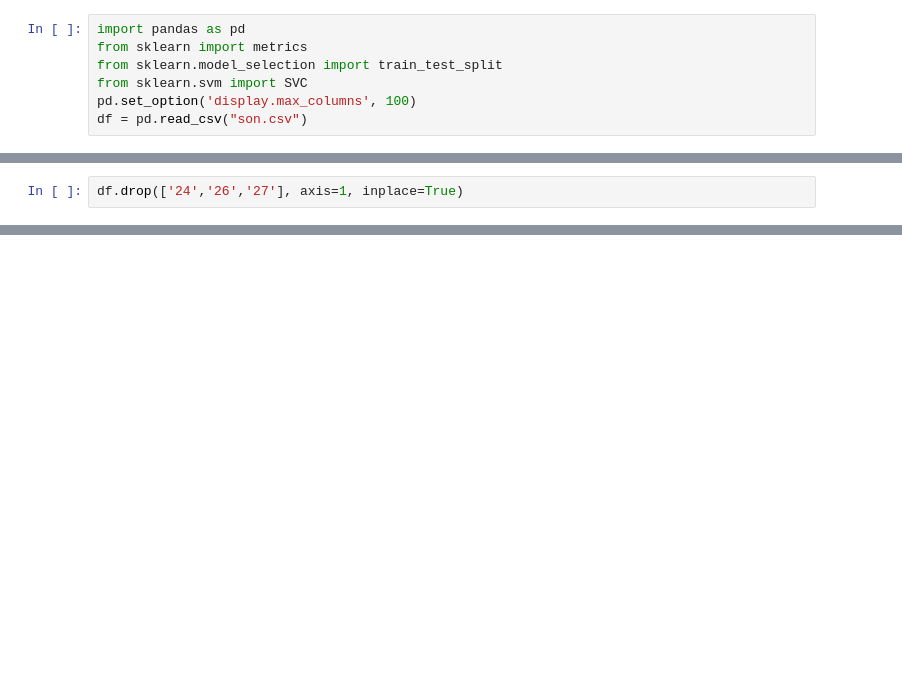
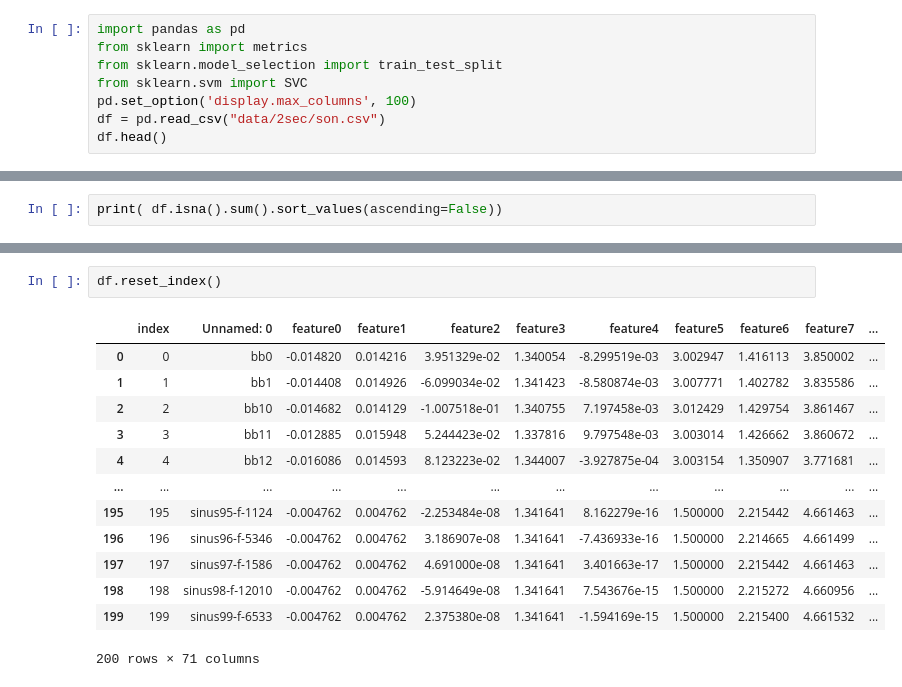
Before and after one commit to rpdev63/brief-audio, a Jupyter notebook: Prediction_model_SVM.ipynb, the cells around one changed output, grey strips where cells are left out. Saved outputs shown, nothing was run; the diff lists cells and outputs as text; blank space fills up the shorter version.

```diff
--- a/Prediction_model_SVM.ipynb
+++ b/Prediction_model_SVM.ipynb
@@ -4,4 +4,5 @@ from sklearn import metrics
 from sklearn.model_selection import train_test_split
 from sklearn.svm import SVC
 pd.set_option('display.max_columns', 100)
-df = pd.read_csv("son.csv")
+df = pd.read_csv("data/2sec/son.csv")
+df.head()
@@ -8,2 +16,2 @@ df = pd.read_csv("son.csv")
 # %%
-df.drop(['24','26','27'], axis=1, inplace=True)
+print( df.isna().sum().sort_values(ascending=False))
@@ -10 +31,17 @@ df.drop(['24','26','27'], axis=1, inplace=True)
+# %%
+df.reset_index()
+# %% [output]
+|  | index | Unnamed: 0 | feature0 | feature1 | feature2 | feature3 | feature4 | feature5 | feature6 | feature7 | ... |
+| 0 | 0 | bb0 | -0.014820 | 0.014216 | 3.951329e-02 | 1.340054 | -8.299519e-03 | 3.002947 | 1.416113 | 3.850002 | ... |
+| 1 | 1 | bb1 | -0.014408 | 0.014926 | -6.099034e-02 | 1.341423 | -8.580874e-03 | 3.007771 | 1.402782 | 3.835586 | ... |
+| 2 | 2 | bb10 | -0.014682 | 0.014129 | -1.007518e-01 | 1.340755 | 7.197458e-03 | 3.012429 | 1.429754 | 3.861467 | ... |
+| 3 | 3 | bb11 | -0.012885 | 0.015948 | 5.244423e-02 | 1.337816 | 9.797548e-03 | 3.003014 | 1.426662 | 3.860672 | ... |
+| 4 | 4 | bb12 | -0.016086 | 0.014593 | 8.123223e-02 | 1.344007 | -3.927875e-04 | 3.003154 | 1.350907 | 3.771681 | ... |
+| ... | ... | ... | ... | ... | ... | ... | ... | ... | ... | ... | ... |
+| 195 | 195 | sinus95-f-1124 | -0.004762 | 0.004762 | -2.253484e-08 | 1.341641 | 8.162279e-16 | 1.500000 | 2.215442 | 4.661463 | ... |
+| 196 | 196 | sinus96-f-5346 | -0.004762 | 0.004762 | 3.186907e-08 | 1.341641 | -7.436933e-16 | 1.500000 | 2.214665 | 4.661499 | ... |
+| 197 | 197 | sinus97-f-1586 | -0.004762 | 0.004762 | 4.691000e-08 | 1.341641 | 3.401663e-17 | 1.500000 | 2.215442 | 4.661463 | ... |
+| 198 | 198 | sinus98-f-12010 | -0.004762 | 0.004762 | -5.914649e-08 | 1.341641 | 7.543676e-15 | 1.500000 | 2.215272 | 4.660956 | ... |
+| 199 | 199 | sinus99-f-6533 | -0.004762 | 0.004762 | 2.375380e-08 | 1.341641 | -1.594169e-15 | 1.500000 | 2.215400 | 4.661532 | ... |
+200 rows × 71 columns
 # %%
```
Also changed, not shown: parts of 12 cells of this notebook, 2 other files.
